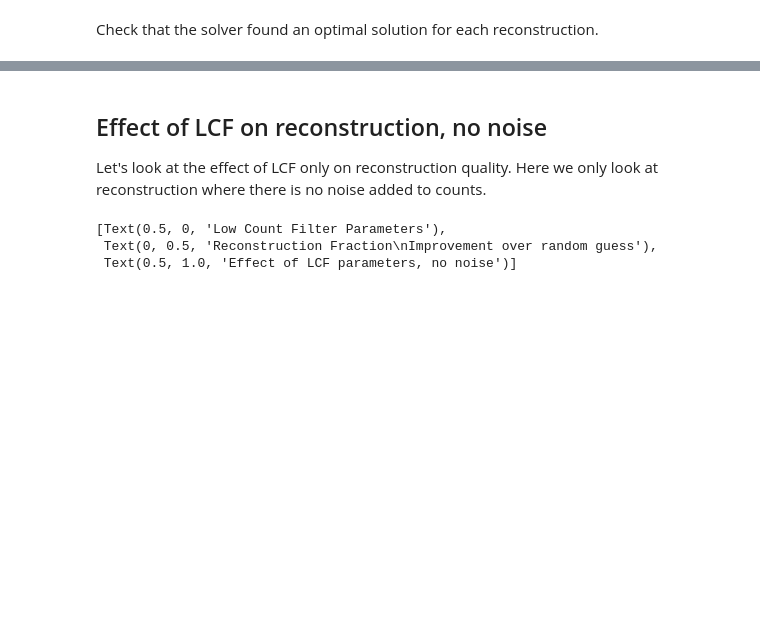
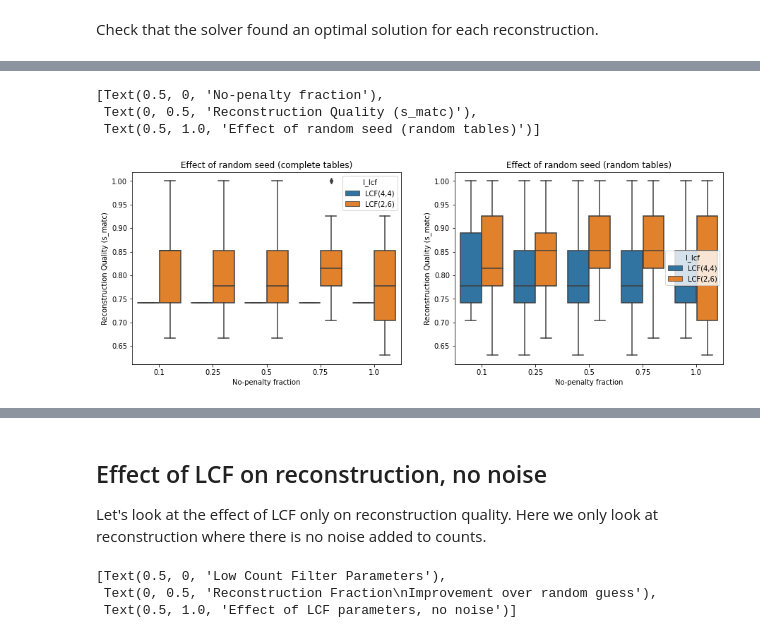
Before and after one commit to iaBIH/attacker, a Jupyter notebook: linearReconstruction/view.ipynb, the cells around one changed output, grey strips where cells are left out. Cells and saved outputs as stored; diff of their text form; code cells hidden in the pictures; blank space fills up the shorter version.

```diff
--- a/linearReconstruction/view.ipynb
+++ b/linearReconstruction/view.ipynb
@@ -96,0 +61,12 @@ bp.set(xlabel = 'No-penality fraction', ylabel='Reconstruction Quality',title='E
+# %%
+dfRanAll = dfAll.query('seed != "a"')
+fig, axes = plt.subplots(1,2,figsize=(15,5))
+ax1 = sns.boxplot(x='e_lcf',y='s_matc',hue='l_lcf',data=dfRanAll.query('t_tab=="complete"'),ax=axes[0])
+ax2 = sns.boxplot(x='e_lcf',y='s_matc',hue='l_lcf',data=dfRanAll.query('t_tab=="random"'),ax=axes[1])
+ax1.set(xlabel = 'No-penalty fraction', ylabel='Reconstruction Quality (s_matc)',title='Effect of random seed (complete tables)')
+ax2.set(xlabel = 'No-penalty fraction', ylabel='Reconstruction Quality (s_matc)',title='Effect of random seed (random tables)')
+# %% [output]
+[Text(0.5, 0, 'No-penalty fraction'),
+ Text(0, 0.5, 'Reconstruction Quality (s_matc)'),
+ Text(0.5, 1.0, 'Effect of random seed (random tables)')]
+[figure, added]
```
Also changed, not shown: parts of 14 cells of this notebook, 2 other files.
